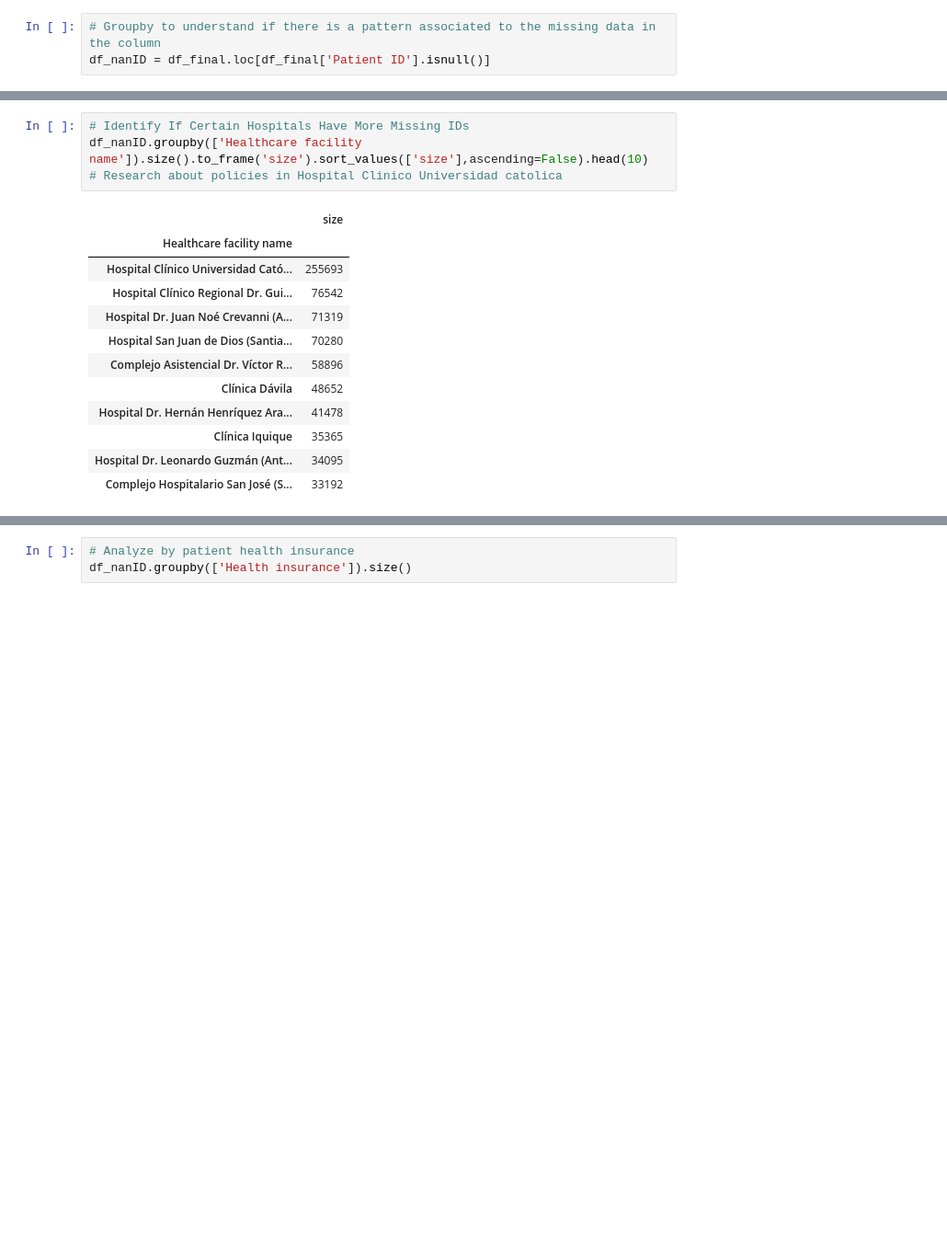
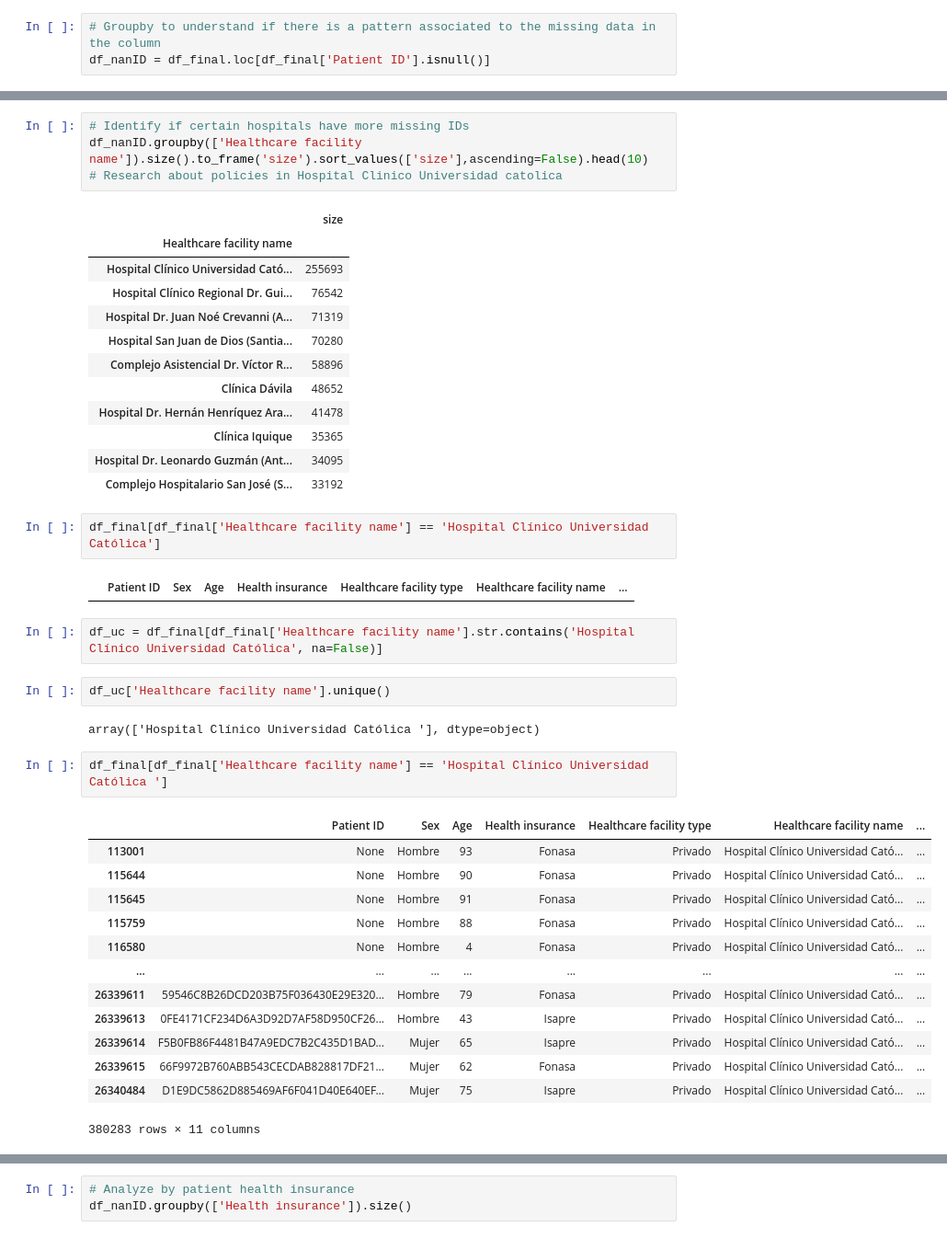
Before and after one commit to mirkopodunavak1996/EDAHospDischarges_Chile2001-2024, a Jupyter notebook: notebooks/Data_Cleaning.ipynb, the cells around one changed output, grey strips where cells are left out. Shown at 92% size. Cells and saved outputs as stored; diff of their text form; blank space fills up the shorter version.

```diff
--- a/notebooks/Data_Cleaning.ipynb
+++ b/notebooks/Data_Cleaning.ipynb
@@ -118,7 +120,7 @@ df_nanID.groupby(['Age'], sort = True).size().plot.line()
 <Axes: xlabel='Age'>
 [figure]
 # %%
-# Identify If Certain Hospitals Have More Missing IDs
+# Identify if certain hospitals have more missing IDs
 df_nanID.groupby(['Healthcare facility name']).size().to_frame('size').sort_values(['size'],ascending=False).head(10)
 # Research about policies in Hospital Clinico Universidad catolica
 # %% [output]
@@ -134,3 +136,29 @@ df_nanID.groupby(['Healthcare facility name']).size().to_frame('size').sort_valu
 | Clínica Iquique | 35365 |
 | Hospital Dr. Leonardo Guzmán (Ant... | 34095 |
 | Complejo Hospitalario San José (S... | 33192 |
+# %%
+df_final[df_final['Healthcare facility name'] == 'Hospital Clínico Universidad Católica']
+# %% [output]
+|  | Patient ID | Sex | Age | Health insurance | Healthcare facility type | Healthcare facility name | ... |
+# %%
+df_uc = df_final[df_final['Healthcare facility name'].str.contains('Hospital Clínico Universidad Católica', na=False)]
+# %%
+df_uc['Healthcare facility name'].unique()
+# %% [output]
+array(['Hospital Clínico Universidad Católica '], dtype=object)
+# %%
+df_final[df_final['Healthcare facility name'] == 'Hospital Clínico Universidad Católica ']
+# %% [output]
+|  | Patient ID | Sex | Age | Health insurance | Healthcare facility type | Healthcare facility name | ... |
+| 113001 | None | Hombre | 93 | Fonasa | Privado | Hospital Clínico Universidad Cató... | ... |
+| 115644 | None | Hombre | 90 | Fonasa | Privado | Hospital Clínico Universidad Cató... | ... |
+| 115645 | None | Hombre | 91 | Fonasa | Privado | Hospital Clínico Universidad Cató... | ... |
+| 115759 | None | Hombre | 88 | Fonasa | Privado | Hospital Clínico Universidad Cató... | ... |
+| 116580 | None | Hombre | 4 | Fonasa | Privado | Hospital Clínico Universidad Cató... | ... |
+| ... | ... | ... | ... | ... | ... | ... | ... |
+| 26339611 | 59546C8B26DCD203B75F036430E29E320... | Hombre | 79 | Fonasa | Privado | Hospital Clínico Universidad Cató... | ... |
+| 26339613 | 0FE4171CF234D6A3D92D7AF58D950CF26... | Hombre | 43 | Isapre | Privado | Hospital Clínico Universidad Cató... | ... |
+| 26339614 | F5B0FB86F4481B47A9EDC7B2C435D1BAD... | Mujer | 65 | Isapre | Privado | Hospital Clínico Universidad Cató... | ... |
+| 26339615 | 66F9972B760ABB543CECDAB828817DF21... | Mujer | 62 | Fonasa | Privado | Hospital Clínico Universidad Cató... | ... |
+| 26340484 | D1E9DC5862D885469AF6F041D40E640EF... | Mujer | 75 | Isapre | Privado | Hospital Clínico Universidad Cató... | ... |
+380283 rows × 11 columns
```
Also changed, not shown: parts of 38 cells of this notebook.
